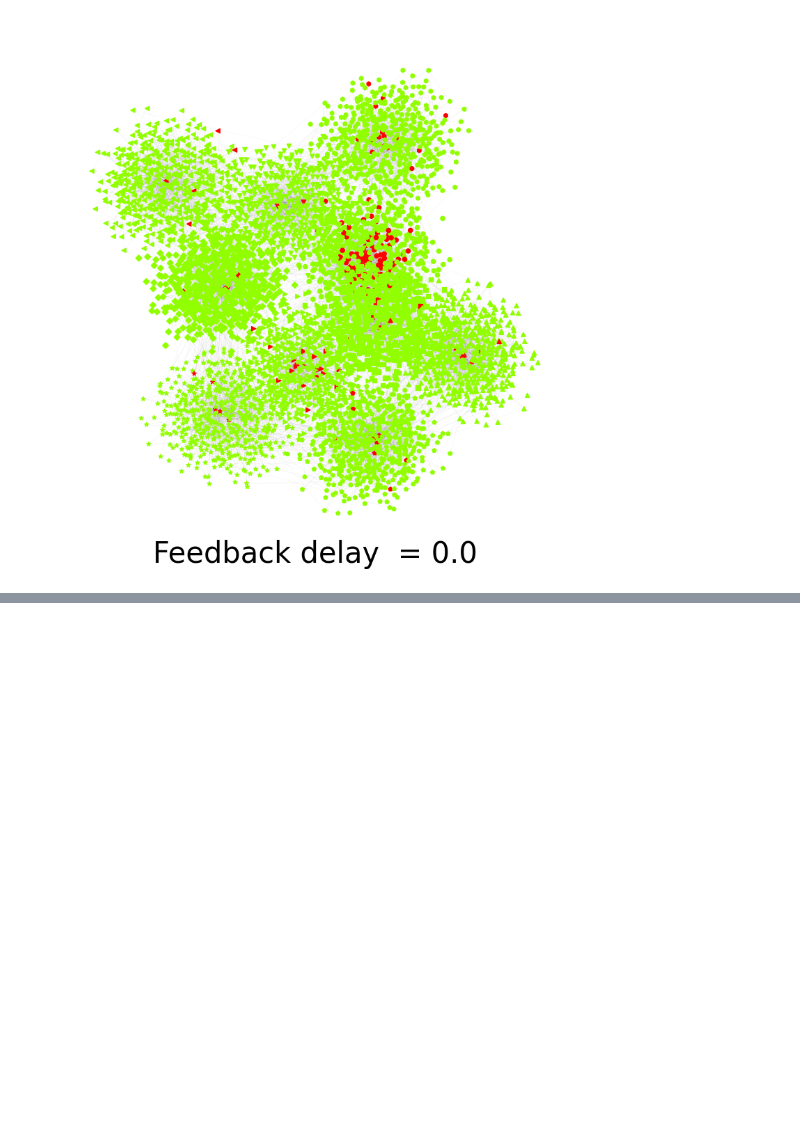
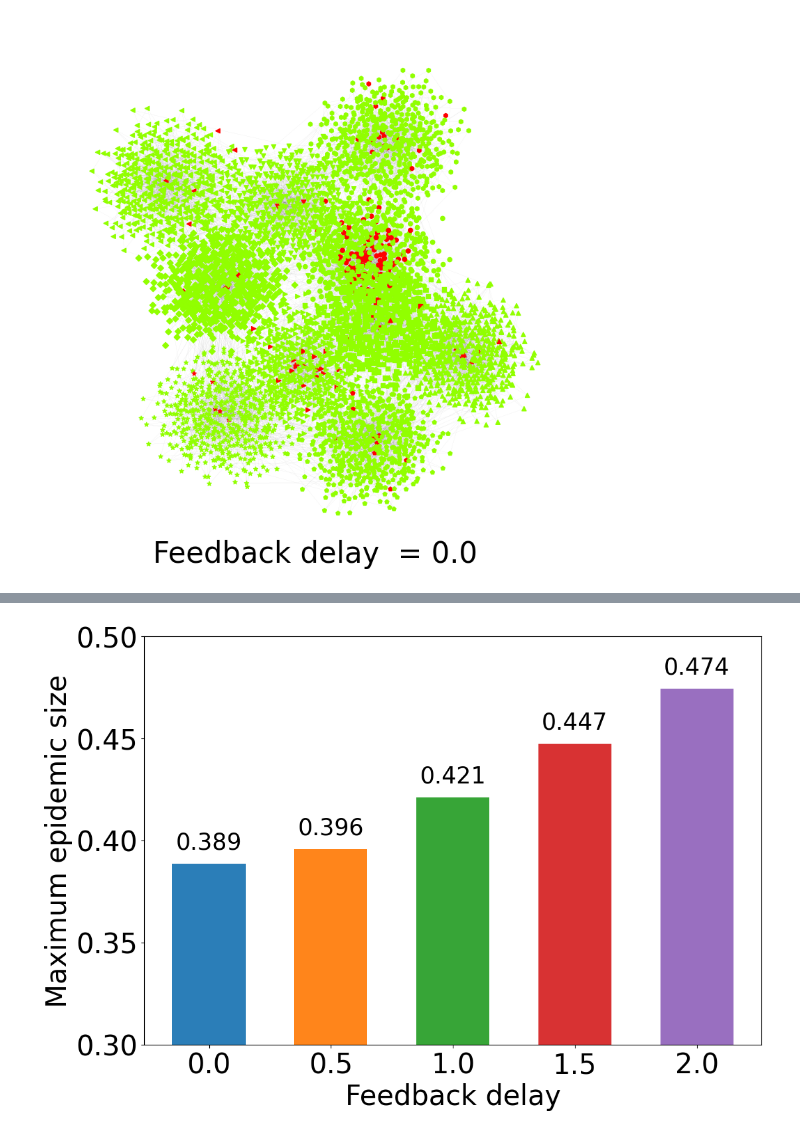
Before and after one commit to WangMengshou/PIS-multilayer, a Jupyter notebook: plotting/TimeDelays/Delays.ipynb, the cells around one changed output, grey strips where cells are left out. Cells and saved outputs as stored; diff of their text form; code cells hidden in the pictures; blank space fills up the shorter version.

```diff
--- a/plotting/TimeDelays/Delays.ipynb
+++ b/plotting/TimeDelays/Delays.ipynb
@@ -263,0 +264,38 @@ plt.savefig('../figs/TimeDelays/delay_time.png', dpi=600, bbox_inches='tight')
+# %%
+y0 = mcmc_communities_data[0][0:31,:].mean(dim=1).max()
+y1 = mcmc_communities_data[1][0:31,:].mean(dim=1).max()
+y2 = mcmc_communities_data[2][0:31,:].mean(dim=1).max()
+y3 = mcmc_communities_data[3][0:31,:].mean(dim=1).max()
+y4 = mcmc_communities_data[4][0:31,:].mean(dim=1).max()
+
+# Create a bar chart for the maximum epidemic size across different delay values
+plt.figure(figsize=(12, 8))
+
+# Plot the bars
+delay_values_str = ['0.0', '0.5', '1.0', '1.5', '2.0']
+max_values = [y0, y1, y2, y3, y4]
+colors = ['#1f77b4', '#ff7f0e', '#2ca02c', '#d62728', '#9467bd']
+
+plt.bar(delay_values_str, max_values, width=0.6, alpha=0.95, color=colors)
+
+# Set y-axis to start from a non-zero value to emphasize differences
+plt.ylim(0.3, 0.5)  # Start from 0.35 to emphasize differences
+yticks = np.arange(0.3, 0.51, 0.05)  # 每隔 0.1 一个刻度
+plt.yticks(yticks)
+# Add labels and title
+plt.xticks(fontsize=30)
+plt.yticks(fontsize=30)
+plt.xlabel('Feedback delay', fontsize=30)
+plt.ylabel('Maximum epidemic size', fontsize=30)
+
+# Add text values on top of each bar
+for i, value in enumerate(max_values):
+    plt.text(i, float(value) + 0.005, f'{float(value):.3f}',
+             ha='center', va='bottom', fontsize=25)
+
+# Save the figure
+plt.savefig('../figs/TimeDelays/max_epidemic_size.svg', bbox_inches='tight')
+plt.savefig('../figs/TimeDelays/max_epidemic_size.png', dpi=600, bbox_inches='tight')
+plt.show()
+# %% [output]
+[figure, added]
```
Also changed, not shown: parts of 3 cells of this notebook, 12 other files.
